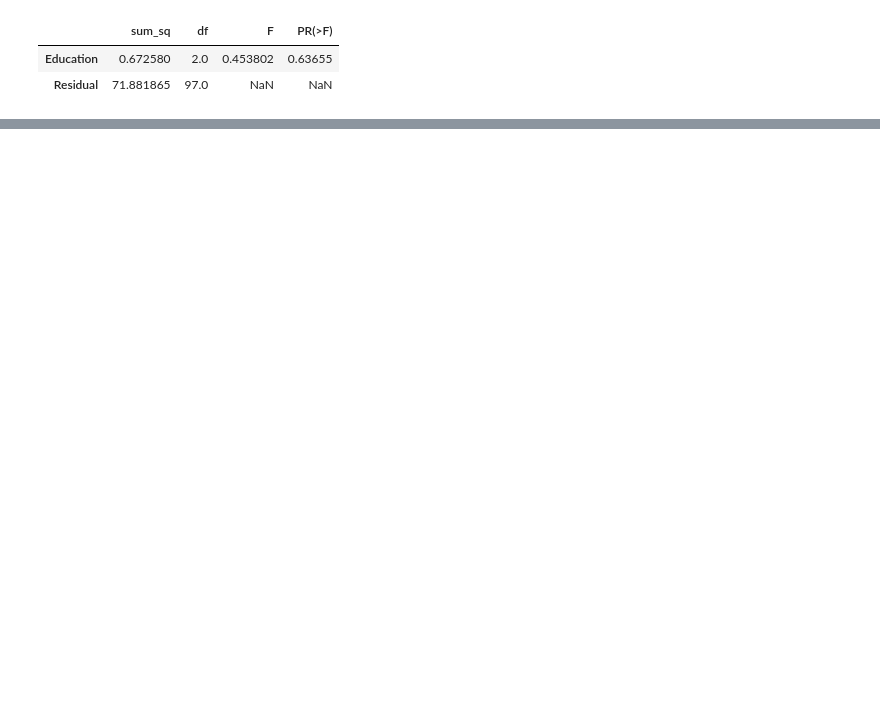
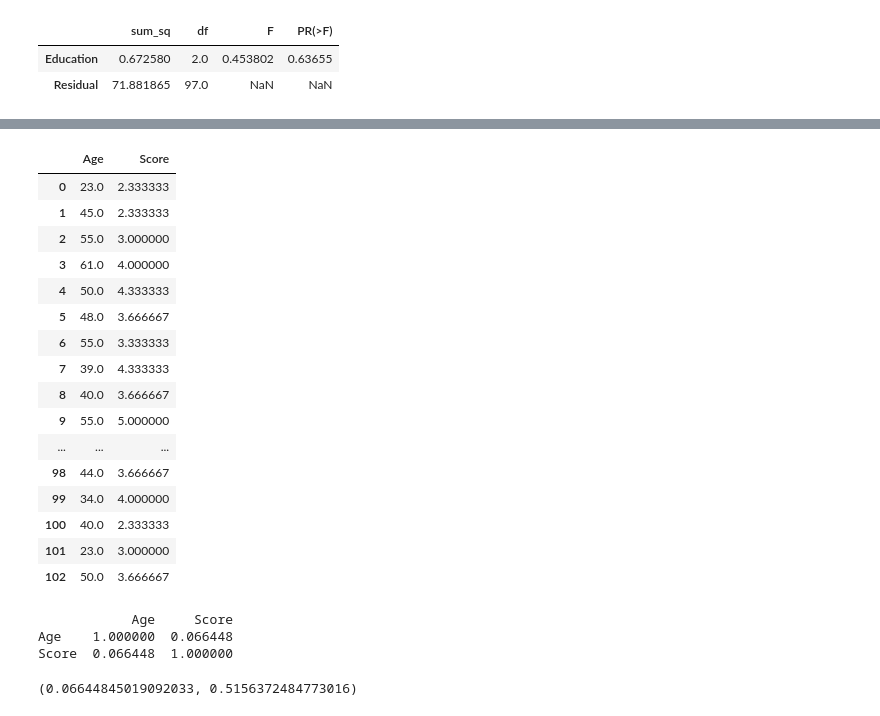
Before and after one commit to stathis99/Statistical-Analysis-for-Patient-Safety, a Jupyter notebook: 3. Results_Analysis.ipynb, the cells around one changed output, grey strips where cells are left out. Drawn from its saved outputs; the diff is of its cells as text; code cells hidden in the pictures; blank space fills up the shorter version.

```diff
--- a/3. Results_Analysis.ipynb
+++ b/3. Results_Analysis.ipynb
@@ -200,0 +160,39 @@ sm.stats.anova_lm(model, typ=2)
+# %%
+age = hospitals_personalInfo['2. Ηλικία…']
+# %%
+ageScore = pd.concat([age,score],axis=1)
+
+ageScore.columns = ['Age','Score']
+
+
+ageScore = ageScore.dropna()
+# %%
+ageScore
+# %% [output]
+|  | Age | Score |
+| 0 | 23.0 | 2.333333 |
+| 1 | 45.0 | 2.333333 |
+| 2 | 55.0 | 3.000000 |
+| 3 | 61.0 | 4.000000 |
+| 4 | 50.0 | 4.333333 |
+| 5 | 48.0 | 3.666667 |
+| 6 | 55.0 | 3.333333 |
+| 7 | 39.0 | 4.333333 |
+| 8 | 40.0 | 3.666667 |
+| 9 | 55.0 | 5.000000 |
+| ... | ... | ... |
+| 98 | 44.0 | 3.666667 |
+| 99 | 34.0 | 4.000000 |
+| 100 | 40.0 | 2.333333 |
+| 101 | 23.0 | 3.000000 |
+| 102 | 50.0 | 3.666667 |
+# %%
+print(ageScore.corr(method ='pearson'))
+# %% [output]
+            Age     Score
+Age    1.000000  0.066448
+Score  0.066448  1.000000
+# %%
+pearsonr(ageScore['Age'], ageScore['Score'])
+# %% [output]
+(0.06644845019092033, 0.5156372484773016)
```
Also changed, not shown: parts of 23 cells of this notebook, 2 other files.
